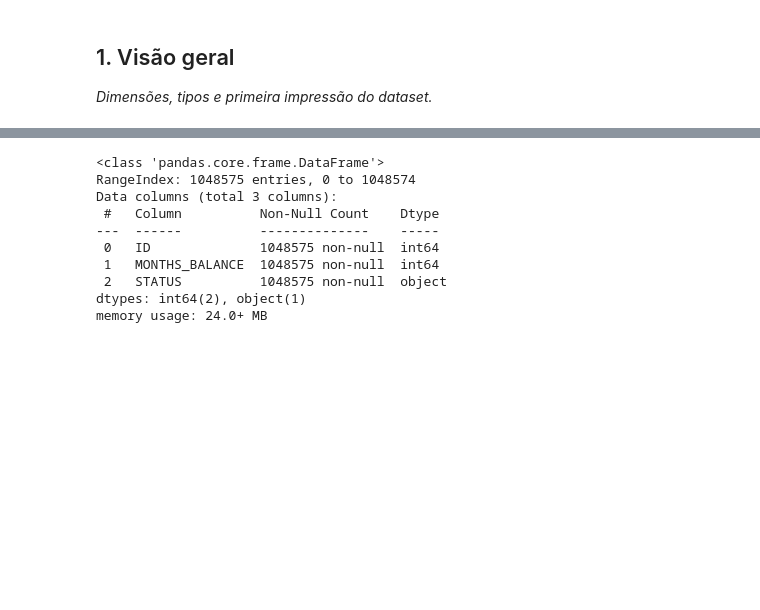
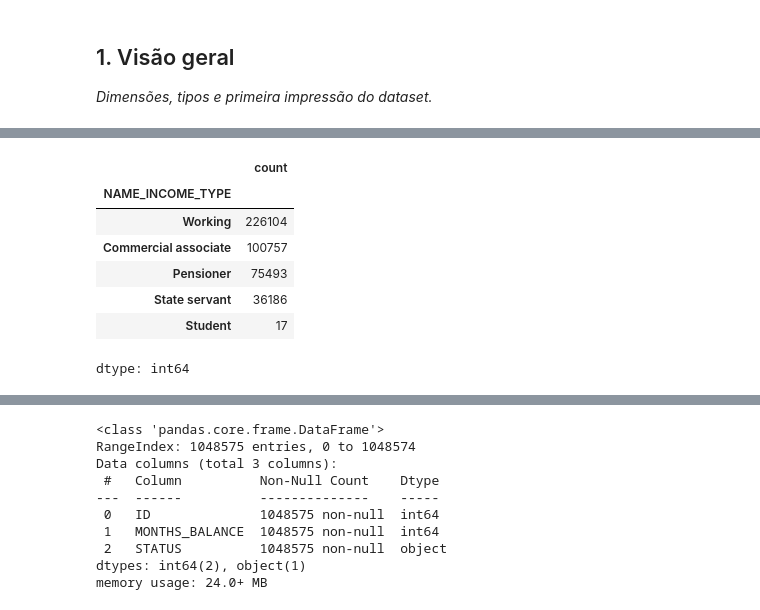
Before and after one commit to camilavbr/Tech_Challenge_Fase2_rm377839, a Jupyter notebook: notebooks/01_eda.ipynb, the cells around one changed output, grey strips where cells are left out. Cells and saved outputs as stored; diff of their text form; code cells hidden in the pictures; blank space fills up the shorter version.

```diff
--- a/notebooks/01_eda.ipynb
+++ b/notebooks/01_eda.ipynb
@@ -147,0 +240,11 @@ memory usage: 60.2+ MB
+# %%
+df_perfil['NAME_INCOME_TYPE'].value_counts()
+# %% [output]
+|  | count |
+| NAME_INCOME_TYPE |  |
+| Working | 226104 |
+| Commercial associate | 100757 |
+| Pensioner | 75493 |
+| State servant | 36186 |
+| Student | 17 |
+dtype: int64
```
Also changed, not shown: parts of 11 cells of this notebook.
